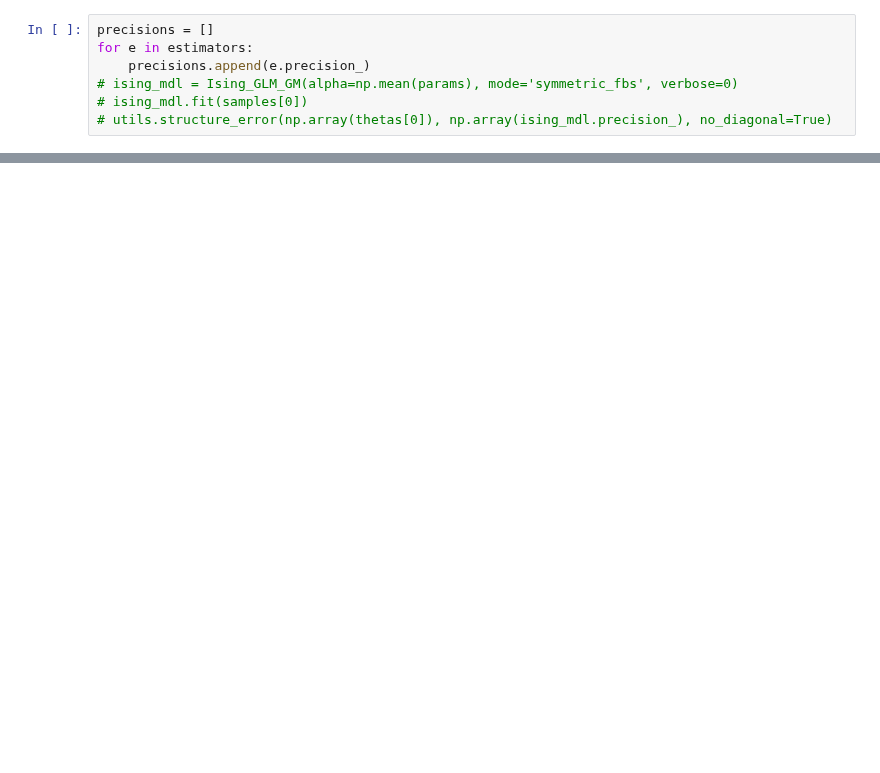
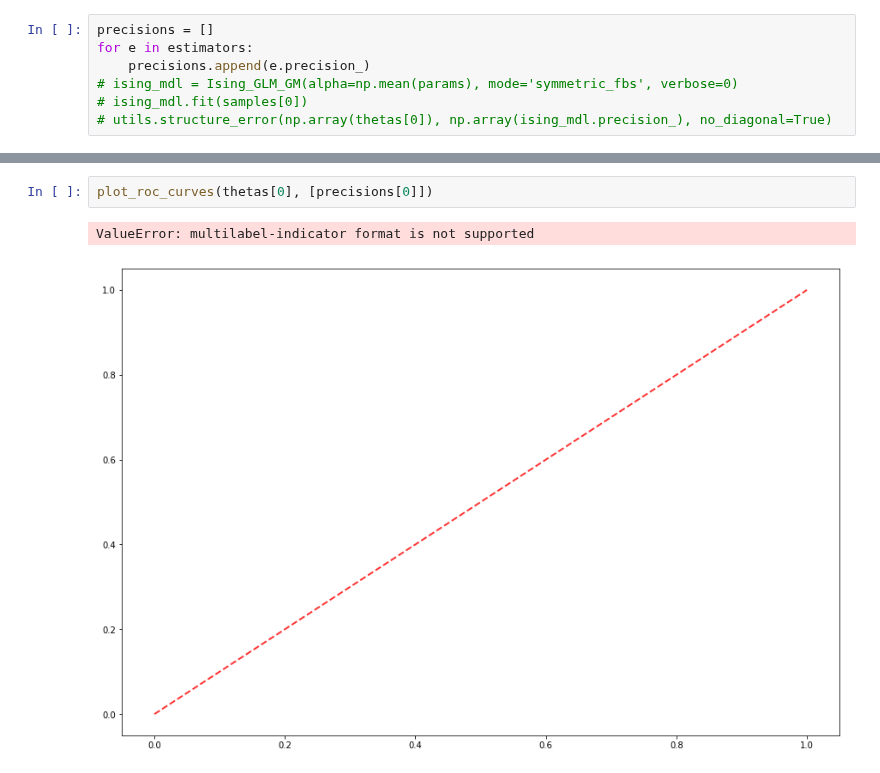
Before and after one commit to fdtomasi/regain, a Jupyter notebook: notebooks/temporal/Test temporal graphical model inference.ipynb, the cells around one changed output, grey strips where cells are left out. Cells and saved outputs as stored; diff of their text form; blank space fills up the shorter version.

```diff
--- a/notebooks/temporal/Test temporal graphical model inference.ipynb
+++ b/notebooks/temporal/Test temporal graphical model inference.ipynb
@@ -254,0 +137,5 @@ len(samples)
+# %%
+plot_roc_curves(thetas[0], [precisions[0]])
+# %% [output]
+ValueError: multilabel-indicator format is not supported
+[figure, added]
```
Also changed, not shown: parts of 23 cells of this notebook, 4 other files.
